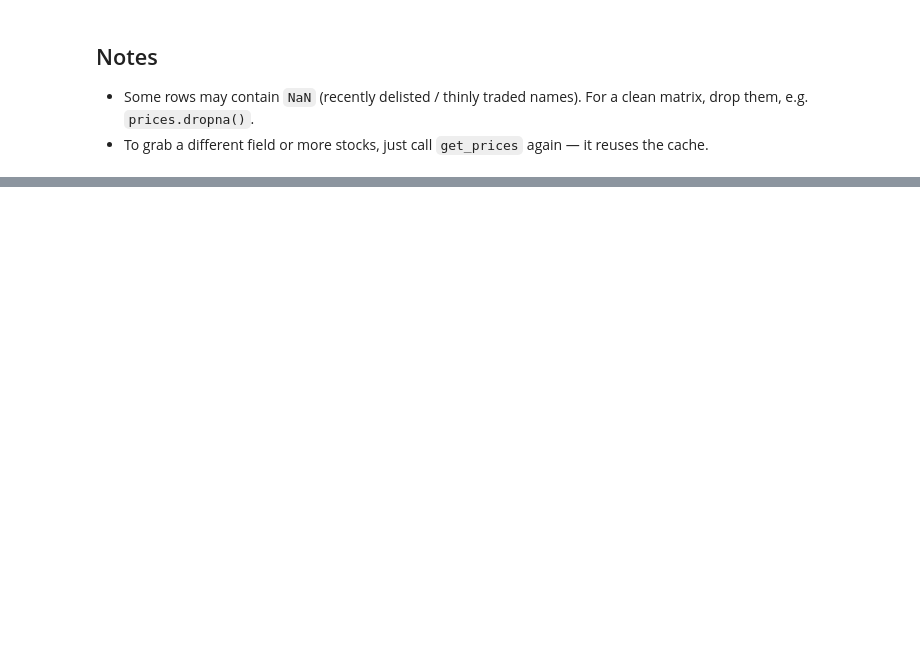
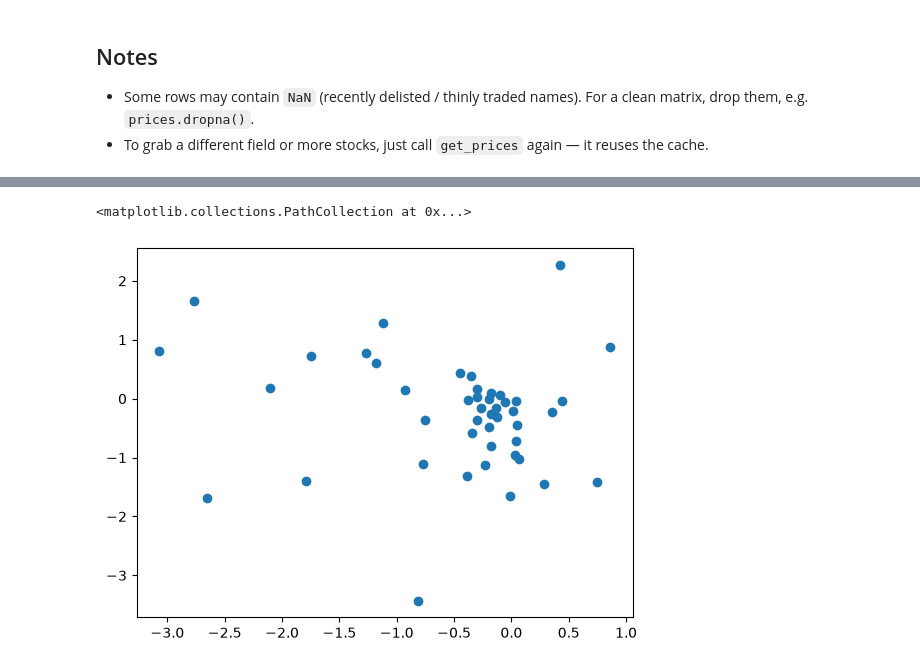
Before and after one commit to luisdiaz1997/stonks, a Jupyter notebook: notebooks/01_fetch_prices.ipynb, the cells around one changed output, grey strips where cells are left out. Saved outputs shown, nothing was run; the diff lists cells and outputs as text; code cells hidden in the pictures; blank space fills up the shorter version.

```diff
--- a/notebooks/01_fetch_prices.ipynb
+++ b/notebooks/01_fetch_prices.ipynb
@@ -50,0 +153,4 @@ X_clean
+# %%
+U, S, Vt = np.linalg.svd(cov)
+# %%
+N = len(cov)
@@ -50,0 +173,5 @@ X_clean
+# %%
+plt.scatter(U[:,0]*np.sqrt(N), U[:, 1]*np.sqrt(N))
+# %% [output]
+<matplotlib.collections.PathCollection at 0x...>
+[figure, added]
```
Also changed, not shown: parts of 18 cells of this notebook.
